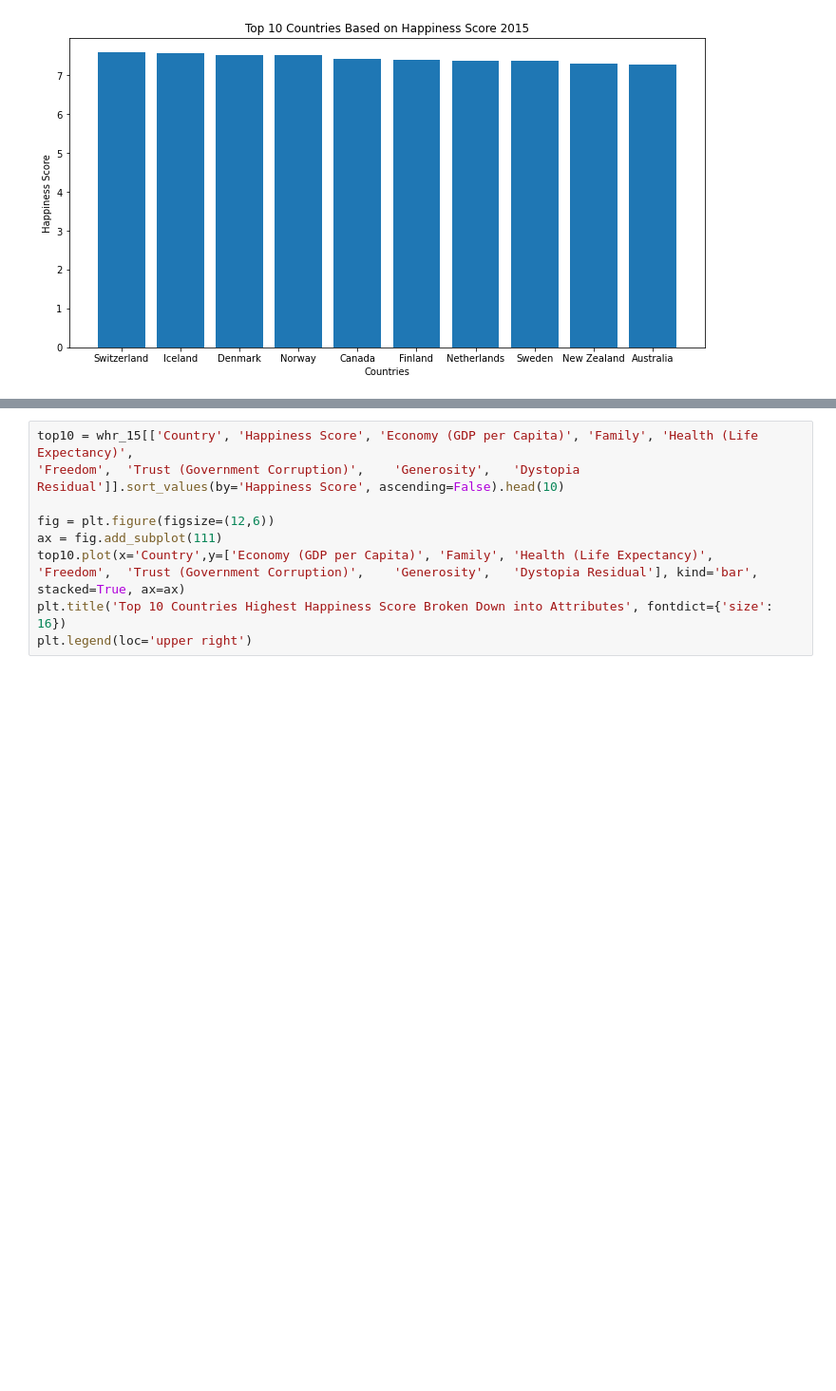
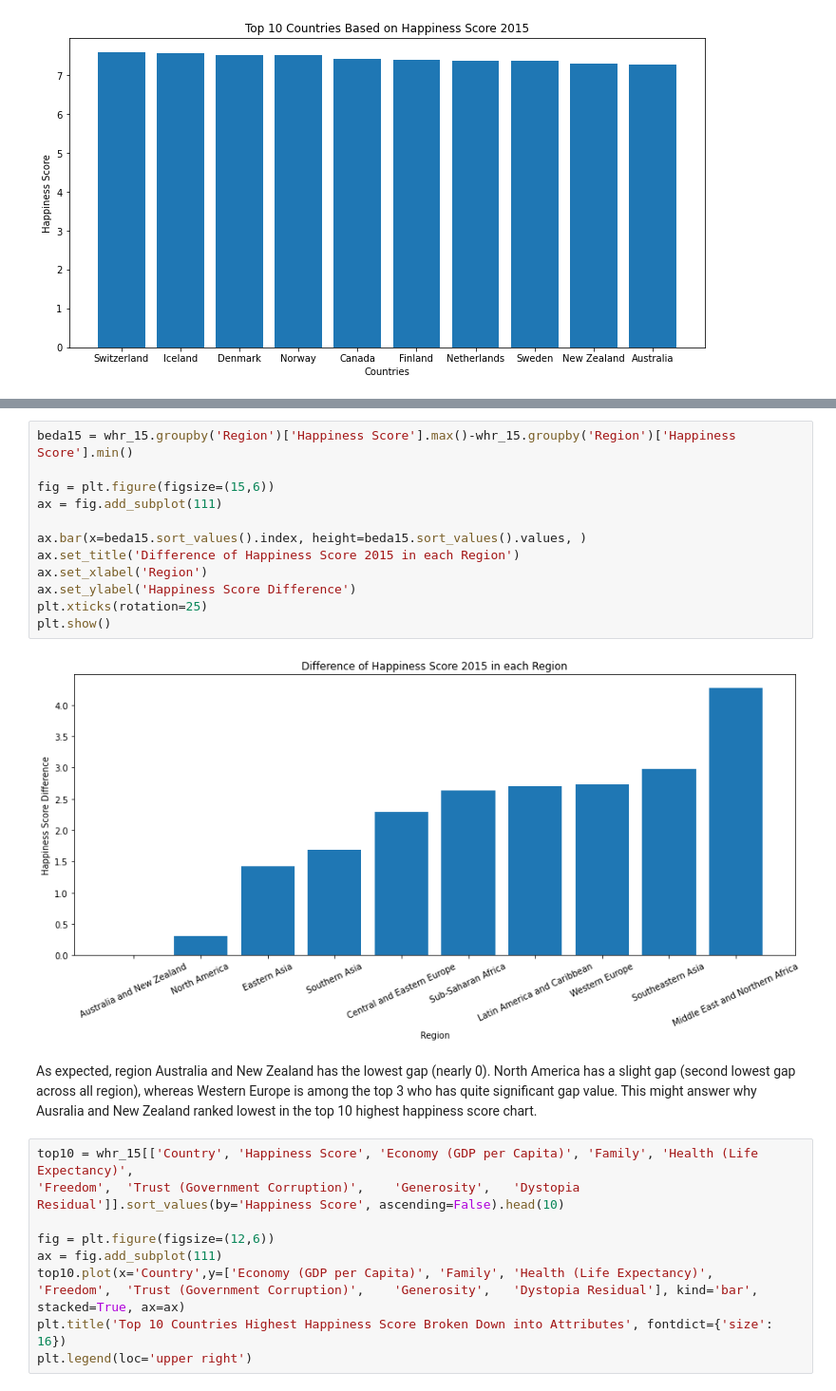
Before and after one commit to razikaalmira/World-Happiness-Report, a Jupyter notebook: World Happiness Report.ipynb, the cells around one changed output, grey strips where cells are left out. Shown at 95% size. Saved outputs shown, nothing was run; the diff lists cells and outputs as text; blank space fills up the shorter version.

```diff
--- a/World Happiness Report.ipynb
+++ b/World Happiness Report.ipynb
@@ -216,3 +198,19 @@ len(whr_19)
+# %%
+beda15 = whr_15.groupby('Region')['Happiness Score'].max()-whr_15.groupby('Region')['Happiness Score'].min()
+
+fig = plt.figure(figsize=(15,6))
+ax = fig.add_subplot(111)
+
+ax.bar(x=beda15.sort_values().index, height=beda15.sort_values().values, )
+ax.set_title('Difference of Happiness Score 2015 in each Region')
+ax.set_xlabel('Region')
+ax.set_ylabel('Happiness Score Difference')
+plt.xticks(rotation=25)
+plt.show()
+# %% [output]
+[figure, added]
+# %% [markdown]
+As expected, region Australia and New Zealand has the lowest gap (nearly 0). North America has a slight gap (second lowest gap across all region), whereas Western Europe is among the top 3 who has quite significant gap value. This might answer why Ausralia and New Zealand ranked lowest in the top 10 highest happiness score chart.
 # %%
 top10 = whr_15[['Country', 'Happiness Score', 'Economy (GDP per Capita)', 'Family',	'Health (Life Expectancy)',
 'Freedom',	'Trust (Government Corruption)',	'Generosity',	'Dystopia Residual']].sort_values(by='Happiness Score', ascending=False).head(10)
```
Also changed, not shown: parts of 21 cells of this notebook.
